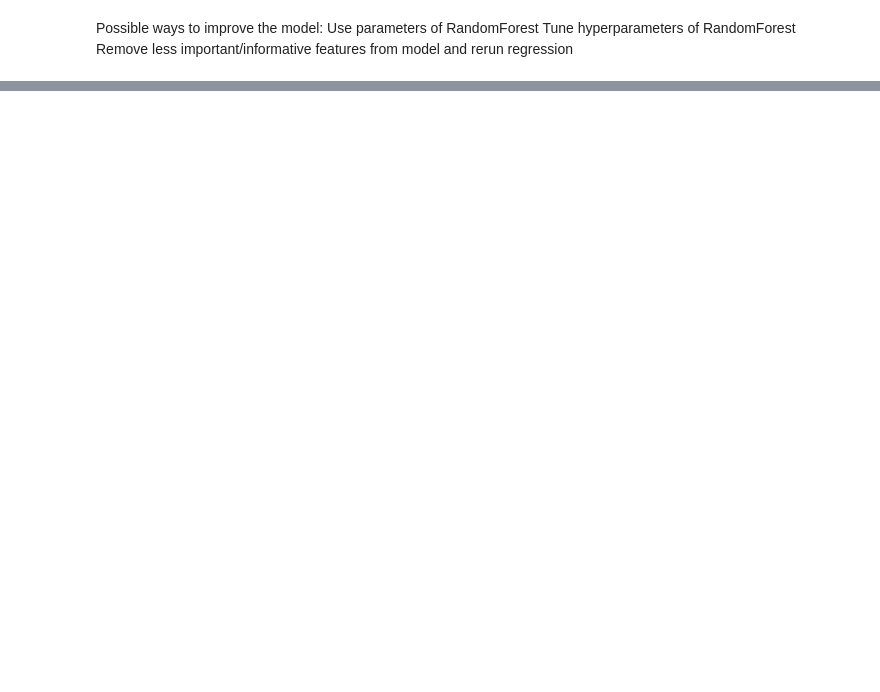
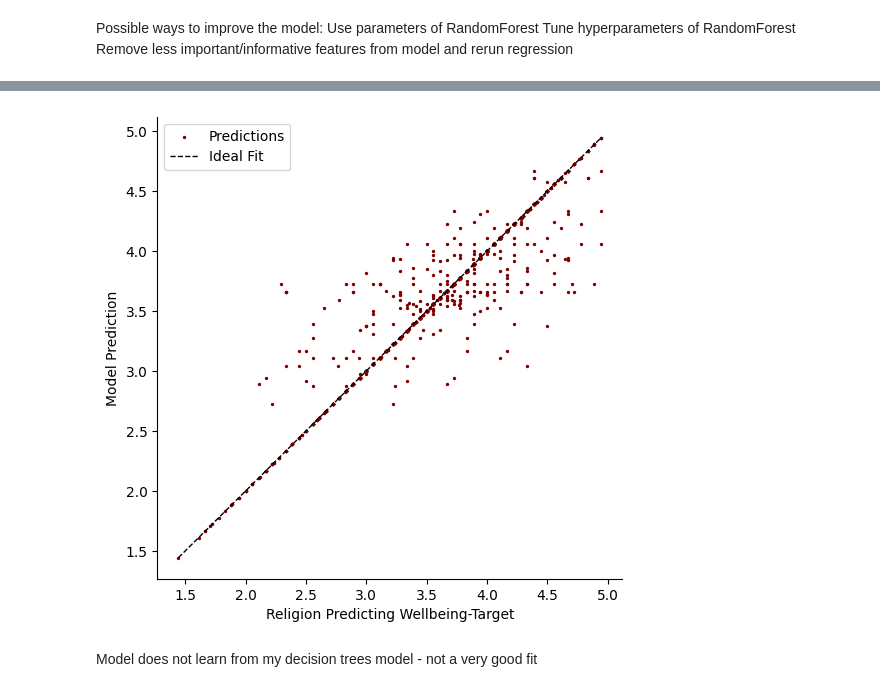
Before and after one commit to Chinenye-cloud/BDS_Hackaton, a Jupyter notebook: Hackathon.ipynb, the cells around one changed output, grey strips where cells are left out. Saved outputs shown, nothing was run; the diff lists cells and outputs as text; code cells hidden in the pictures; blank space fills up the shorter version.

```diff
--- a/Hackathon.ipynb
+++ b/Hackathon.ipynb
@@ -130,0 +241,10 @@ Remove less important/informative features from model and rerun regression
+# %%
+religious_tree = tree.DecisionTreeRegressor()
+religious_tree = religious_tree.fit(test_x, test_y)
+y_pred_ = religious_tree.predict(test_x)
+# %%
+print_prediction(test_y, y_pred_)
+# %% [output]
+[figure, added]
+# %% [markdown]
+Model does not learn from my decision trees model - not a very good fit
```
Also changed, not shown: parts of 25 cells of this notebook.
